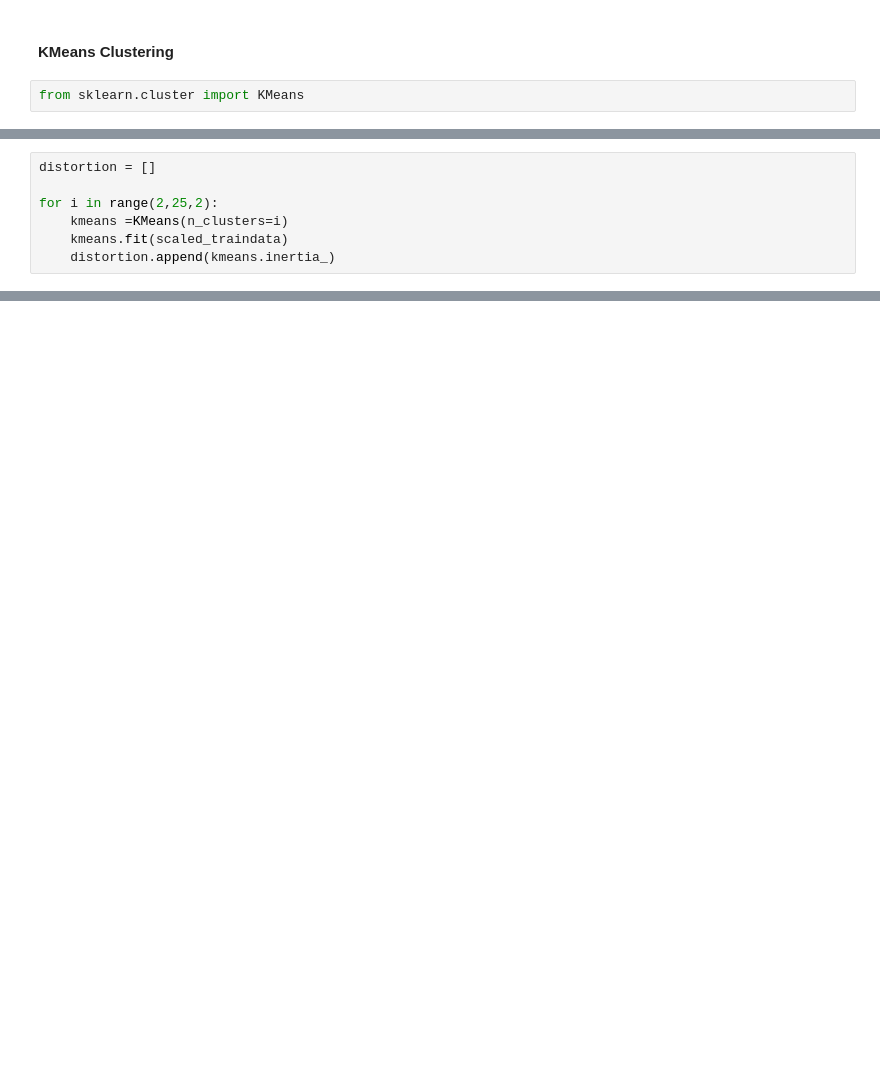
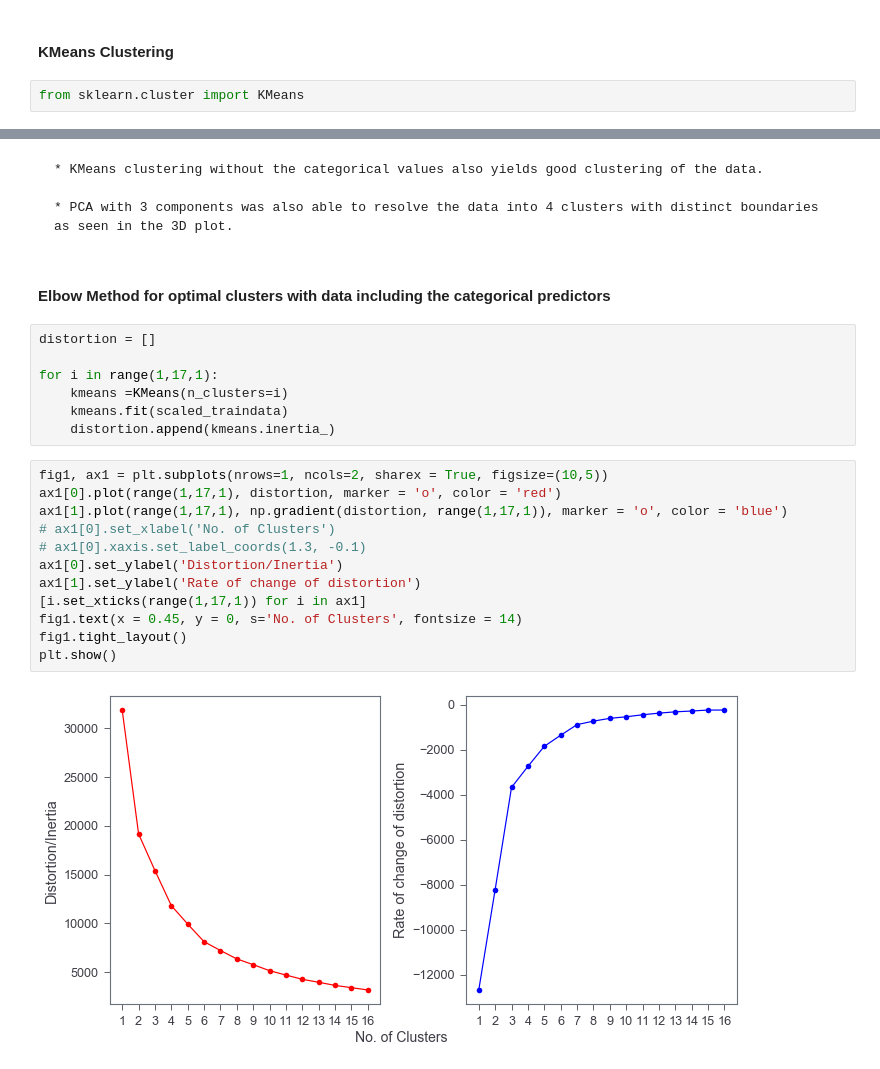
Before and after one commit to sameervk/Unsupervised_ML_of_Z_boson_decay, a Jupyter notebook: Zee-decay_experimental_v1.ipynb, the cells around one changed output, grey strips where cells are left out. Drawn from its saved outputs; the diff is of its cells as text; blank space fills up the shorter version.

```diff
--- a/Zee-decay_experimental_v1.ipynb
+++ b/Zee-decay_experimental_v1.ipynb
@@ -303,7 +377,0 @@ dtype: int64
-# %%
-distortion = []
-
-for i in range(2,25,2):
-    kmeans =KMeans(n_clusters=i)
-    kmeans.fit(scaled_traindata)
-    distortion.append(kmeans.inertia_)
@@ -328,0 +443,27 @@ cv = KFold(n_splits=10, random_state=randomseed)
+# %% [markdown]
+    * KMeans clustering without the categorical values also yields good clustering of the data.
+
+    * PCA with 3 components was also able to resolve the data into 4 clusters with distinct boundaries as seen in the 3D plot.
+# %% [markdown]
+#### Elbow Method for optimal clusters with data including the categorical predictors
+# %%
+distortion = []
+
+for i in range(1,17,1):
+    kmeans =KMeans(n_clusters=i)
+    kmeans.fit(scaled_traindata)
+    distortion.append(kmeans.inertia_)
+# %%
+fig1, ax1 = plt.subplots(nrows=1, ncols=2, sharex = True, figsize=(10,5))
+ax1[0].plot(range(1,17,1), distortion, marker = 'o', color = 'red')
+ax1[1].plot(range(1,17,1), np.gradient(distortion, range(1,17,1)), marker = 'o', color = 'blue')
+# ax1[0].set_xlabel('No. of Clusters')
+# ax1[0].xaxis.set_label_coords(1.3, -0.1)
+ax1[0].set_ylabel('Distortion/Inertia')
+ax1[1].set_ylabel('Rate of change of distortion')
+[i.set_xticks(range(1,17,1)) for i in ax1]
+fig1.text(x = 0.45, y = 0, s='No. of Clusters', fontsize = 14)
+fig1.tight_layout()
+plt.show()
+# %% [output]
+[figure, added]
```
Also changed, not shown: parts of 114 cells of this notebook.
